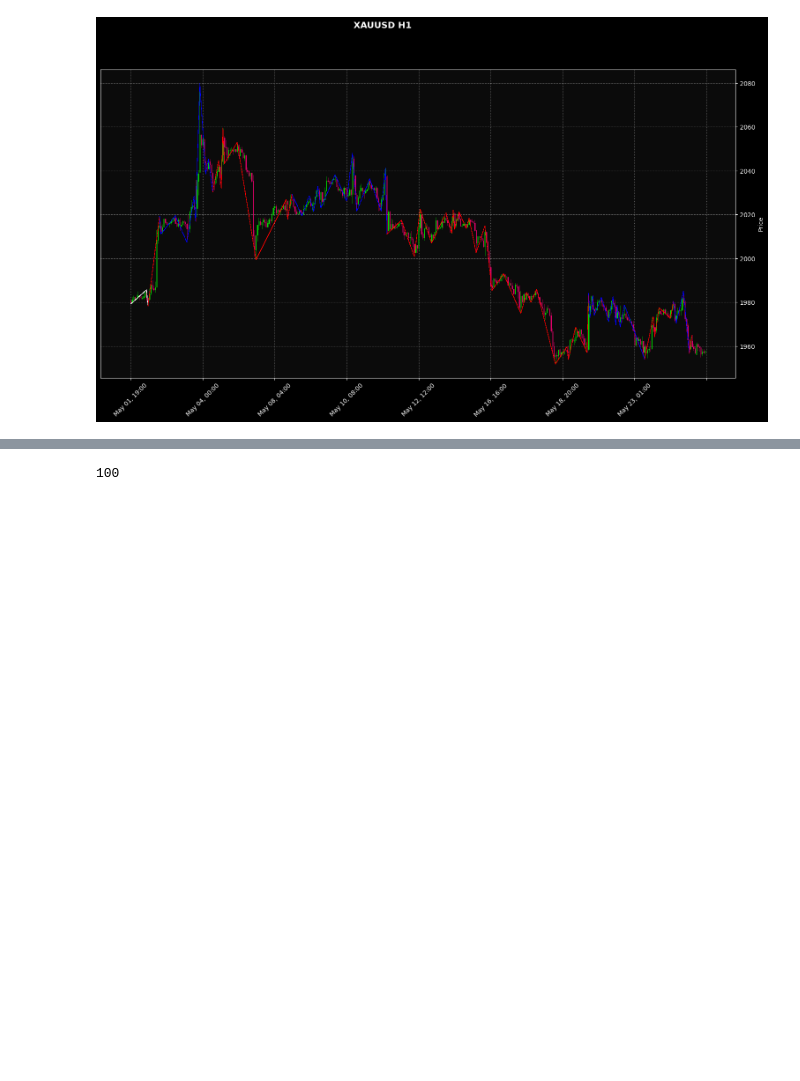
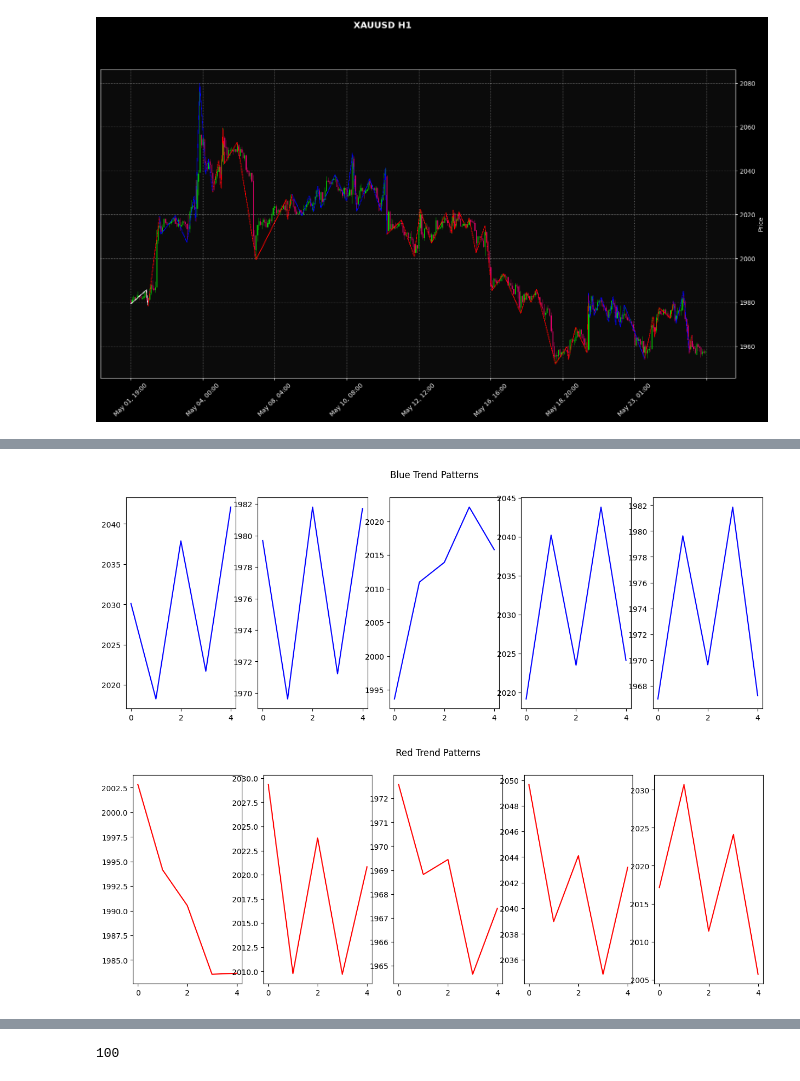
Before and after one commit to an9979/AML_04, a Jupyter notebook: Q5.ipynb, the cells around one changed output, grey strips where cells are left out. Cells and saved outputs as stored; diff of their text form; code cells hidden in the pictures; blank space fills up the shorter version.

```diff
--- a/Q5.ipynb
+++ b/Q5.ipynb
@@ -417,3 +297,8 @@ for num_legs, dataset in datasets.items():
+# %%
+KMeans_imp(4,5)
+# %% [output]
+[figure, added]
+[figure, added]
 # %%
 from sklearn.cluster import KMeans
 import matplotlib.pyplot as plt
```
Also changed, not shown: parts of 19 cells of this notebook, 2 other files.
